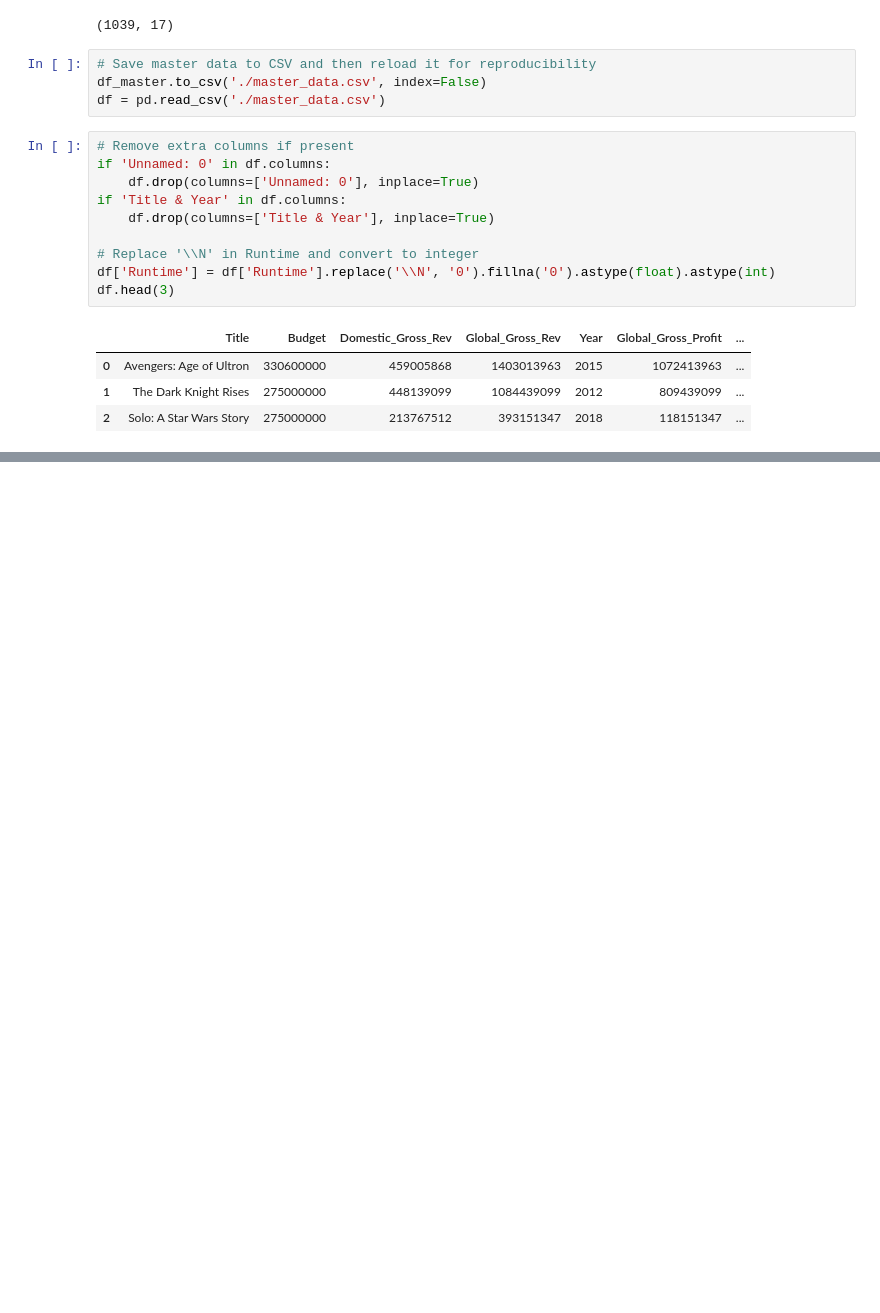
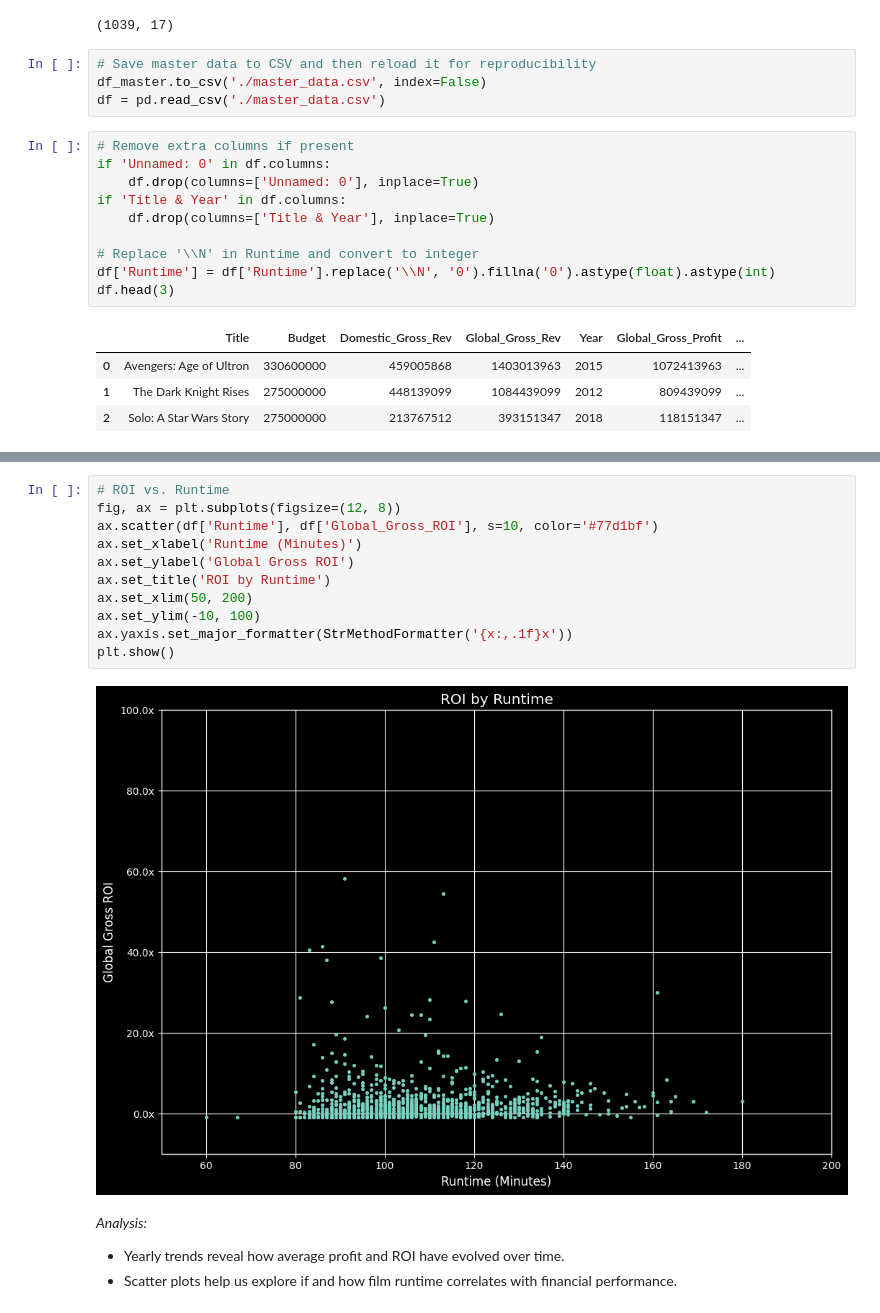
Before and after one commit to Pfuglo1/Movie-Analysis, a Jupyter notebook: Movie Analysis Project.ipynb, the cells around one changed output, grey strips where cells are left out. Cells and saved outputs as stored; diff of their text form; blank space fills up the shorter version.

```diff
--- a/Movie Analysis Project.ipynb
+++ b/Movie Analysis Project.ipynb
@@ -305,0 +409,17 @@ In this section, we extract key findings from our master dataset. We calculate i
+# %%
+# ROI vs. Runtime
+fig, ax = plt.subplots(figsize=(12, 8))
+ax.scatter(df['Runtime'], df['Global_Gross_ROI'], s=10, color='#77d1bf')
+ax.set_xlabel('Runtime (Minutes)')
+ax.set_ylabel('Global Gross ROI')
+ax.set_title('ROI by Runtime')
+ax.set_xlim(50, 200)
+ax.set_ylim(-10, 100)
+ax.yaxis.set_major_formatter(StrMethodFormatter('{x:,.1f}x'))
+plt.show()
+# %% [output]
+[figure, added]
+# %% [markdown]
+*Analysis:*
+- Yearly trends reveal how average profit and ROI have evolved over time.
+- Scatter plots help us explore if and how film runtime correlates with financial performance.
```
Also changed, not shown: parts of 6 cells of this notebook, 1 other file.
